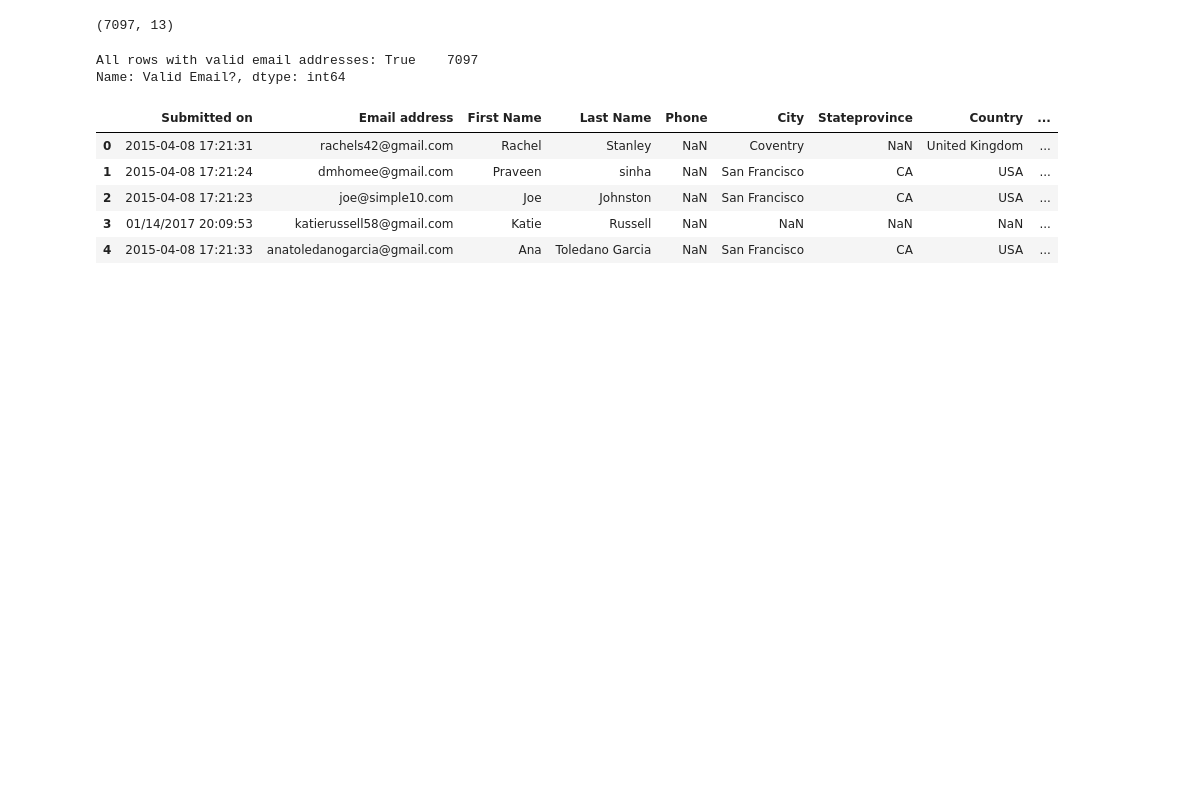
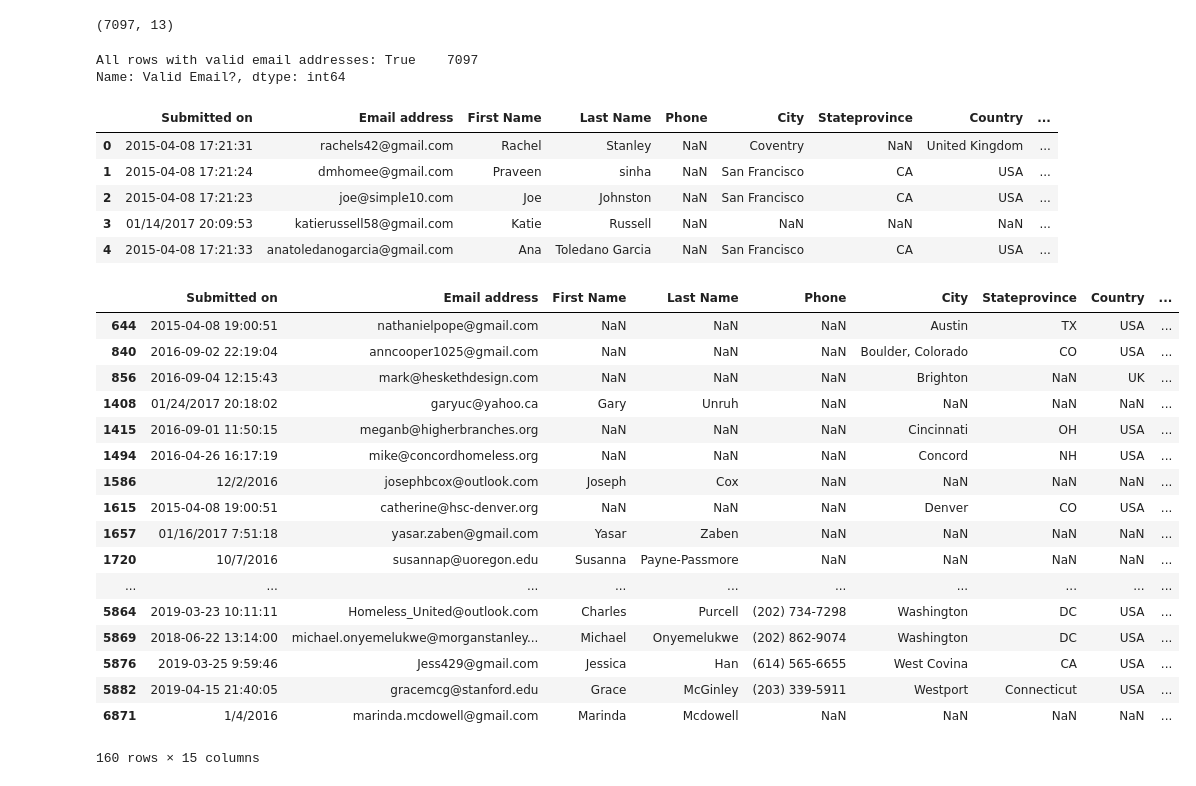
Before and after one commit to standroidbeta/miracle-messages-map-DS, a Jupyter notebook: Stan_DS_MM_Map.ipynb, the cells around one changed output. Drawn from its saved outputs; the diff is of its cells as text; code cells hidden in the pictures; blank space fills up the shorter version.

```diff
--- a/Stan_DS_MM_Map.ipynb
+++ b/Stan_DS_MM_Map.ipynb
@@ -52,3 +52,25 @@ mm.head()
 | 2 | 2015-04-08 17:21:23 | joe@simple10.com | Joe | Johnston | NaN | San Francisco | CA | USA | ... |
 | 3 | 01/14/2017 20:09:53 | katierussell58@gmail.com | Katie | Russell | NaN | NaN | NaN | NaN | ... |
 | 4 | 2015-04-08 17:21:33 | anatoledanogarcia@gmail.com | Ana | Toledano Garcia | NaN | San Francisco | CA | USA | ... |
+# %%
+pd.set_option('display.max_colwidth', 10000)
+mm[mm['Comment'].str.contains('interested', na=False)]
+# %% [output]
+|  | Submitted on | Email address | First Name | Last Name | Phone | City | Stateprovince | Country | ... |
+| 644 | 2015-04-08 19:00:51 | nathanielpope@gmail.com | NaN | NaN | NaN | Austin | TX | USA | ... |
+| 840 | 2016-09-02 22:19:04 | anncooper1025@gmail.com | NaN | NaN | NaN | Boulder, Colorado | CO | USA | ... |
+| 856 | 2016-09-04 12:15:43 | mark@heskethdesign.com | NaN | NaN | NaN | Brighton | NaN | UK | ... |
+| 1408 | 01/24/2017 20:18:02 | garyuc@yahoo.ca | Gary | Unruh | NaN | NaN | NaN | NaN | ... |
+| 1415 | 2016-09-01 11:50:15 | meganb@higherbranches.org | NaN | NaN | NaN | Cincinnati | OH | USA | ... |
+| 1494 | 2016-04-26 16:17:19 | mike@concordhomeless.org | NaN | NaN | NaN | Concord | NH | USA | ... |
+| 1586 | 12/2/2016 | josephbcox@outlook.com | Joseph | Cox | NaN | NaN | NaN | NaN | ... |
+| 1615 | 2015-04-08 19:00:51 | catherine@hsc-denver.org | NaN | NaN | NaN | Denver | CO | USA | ... |
+| 1657 | 01/16/2017 7:51:18 | yasar.zaben@gmail.com | Yasar | Zaben | NaN | NaN | NaN | NaN | ... |
+| 1720 | 10/7/2016 | susannap@uoregon.edu | Susanna | Payne-Passmore | NaN | NaN | NaN | NaN | ... |
+| ... | ... | ... | ... | ... | ... | ... | ... | ... | ... |
+| 5864 | 2019-03-23 10:11:11 | Homeless_United@outlook.com | Charles | Purcell | (202) 734-7298 | Washington | DC | USA | ... |
+| 5869 | 2018-06-22 13:14:00 | michael.onyemelukwe@morganstanley... | Michael | Onyemelukwe | (202) 862-9074 | Washington | DC | USA | ... |
+| 5876 | 2019-03-25 9:59:46 | Jess429@gmail.com | Jessica | Han | (614) 565-6655 | West Covina | CA | USA | ... |
+| 5882 | 2019-04-15 21:40:05 | gracemcg@stanford.edu | Grace | McGinley | (203) 339-5911 | Westport | Connecticut | USA | ... |
+| 6871 | 1/4/2016 | marinda.mcdowell@gmail.com | Marinda | Mcdowell | NaN | NaN | NaN | NaN | ... |
+160 rows × 15 columns
```
